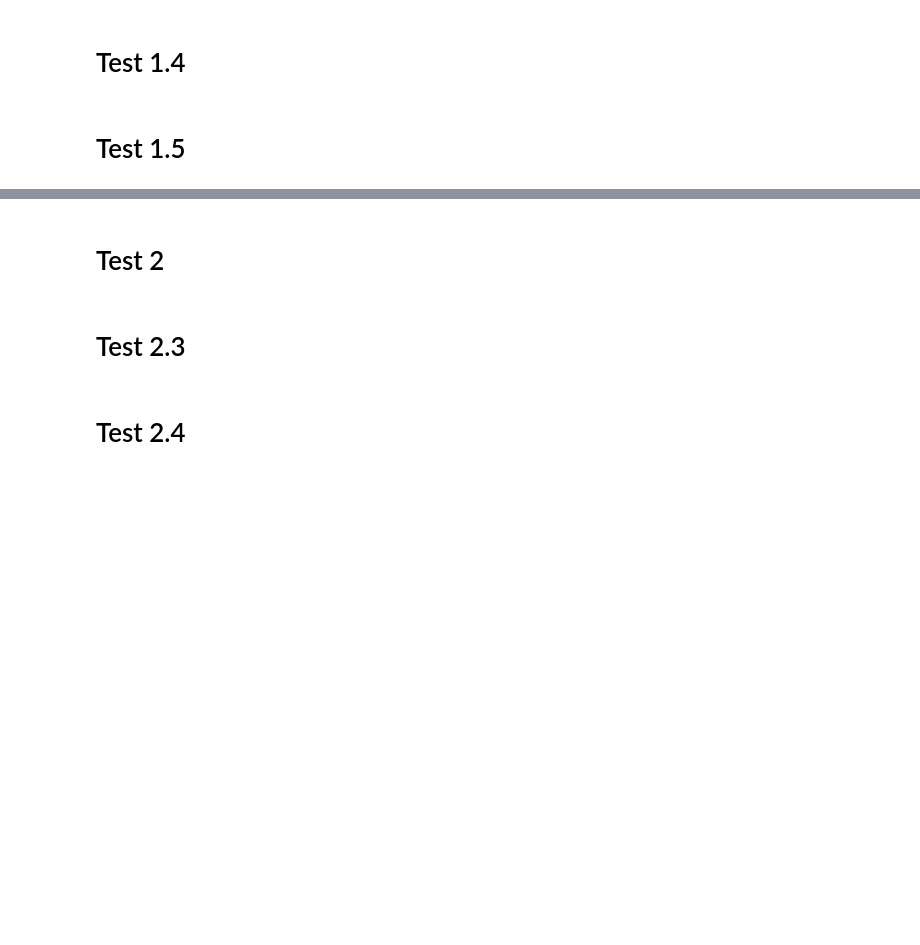
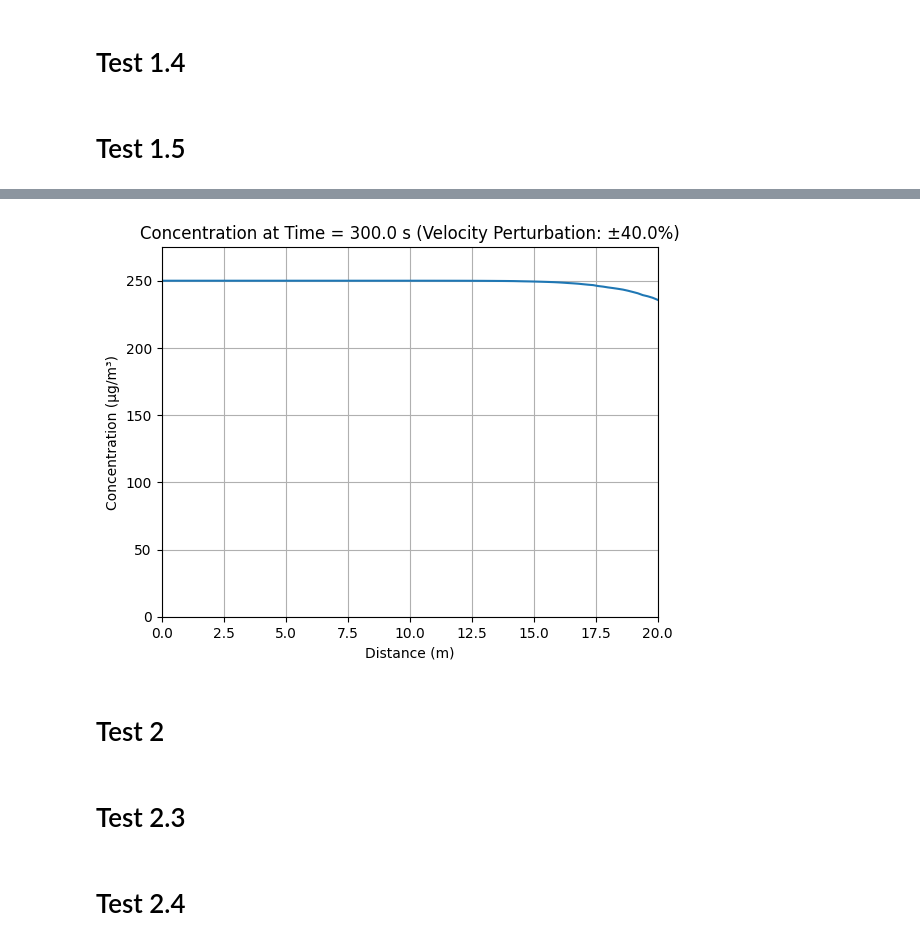
Before and after one commit to liz-lewis-manchester/CNM_2025_group_09, a Jupyter notebook: Coursework_question_1.ipynb, the cells around one changed output, grey strips where cells are left out. Drawn from its saved outputs; the diff is of its cells as text; code cells hidden in the pictures; blank space fills up the shorter version.

Commit message:
feat: sensitivity test on parameters

```diff
--- a/Coursework_question_1.ipynb
+++ b/Coursework_question_1.ipynb
@@ -161,3 +188,82 @@ plt.close() #Closes the figure once the loop has ended
 # Test 1.4
 # %% [markdown]
 # Test 1.5
+# %%
+import numpy as np
+import matplotlib.pyplot as plt #mathplot is used to make a 'figure' where the ax graph can be mapped onto.
+import matplotlib.animation
+
+#These are the inputs that act as parameters that allow the user to specify model domain, resolution, and boundary conditions at the edge of the domain
+end_time = float(input("How long should the model last for, in seconds  "))
+time_interval = float(input("The time interval, in seconds   "))
+length = float(input("Length of model, in metres   "))
+length_interval = float(input("The length interval, in metres   "))
+speed = float(input("Speed of river flow, in m/s   "))
+random_perturbation = float(input("The minimum and maximum of random perturbation of the stream, in percentages   "))
+concentration_at_x0_past = float(input("Initial concentration at x0, in μg/m³   "))
+
+distance = np.array([]) #Creates an empty array to hold 'distance' values
+for i in range(int(length / length_interval+1)): #This calculates how many steps in distance that can fit within the interval and loops that many times
+  distance = np.append(distance , length_interval * i ) #Adds the calculated values for distance step into the 'distance' array
+
+initial_conditions = np.zeros(int(length / length_interval+1)) #Creates an empty array the size of number of steps in distance
+initial_conditions[0] = concentration_at_x0_past #Sets the first value in the 'initial_conditions' array to inputted initial pollution level
+
+#fig creates a blank picture frame which draws on the co-ordinate system 'ax' so colab doesn't get confused which graph to output
+fig, ax = plt.subplots()
+
+num_frames = (int(end_time / time_interval)+1)
+
+# Make a copy of initial_conditions that will be updated at each time step
+current_initial_conditions = initial_conditions.copy()
+
+# Initialize a list to store all concentration profiles for animation
+all_concentrations = [initial_conditions.copy()]
+
+#This calculates and loops by the number of steps in time
+for k in range(1,num_frames):
+  concentration_present = np.zeros(int(length / length_interval+1))
+  concentration_present[0] = concentration_at_x0_past # The boundary condition at x=0
+
+  #Emulating variable speed with a factor between 1 +- random perturbation,
+  random_variable = np.random.random((int(length / length_interval+1)))
+  random_speed = (1 - random_perturbation/100 + random_perturbation/50 * random_variable) * speed
+
+  #Random speed affects A and B values
+  A_value = 1/time_interval + random_speed / length_interval
+  B_value = random_speed / length_interval
+
+  #Calculating the concentration for the current time step
+  for i in range(1,int(length / length_interval)+1):
+    concentration_present[i]=(current_initial_conditions[i] / time_interval + B_value[i-1]*concentration_present[i-1]) / A_value[i-1]
+
+  current_initial_conditions = concentration_present.copy()
+  # Store the current concentration profile
+  all_concentrations.append(concentration_present.copy())
+
+# Set some attributes of the animation object
+plt.rcParams["animation.html"] = "jshtml"
+plt.rcParams['figure.dpi'] = 150
+plt.ioff()  # interactive off
+
+# setting function for plotting
+def animate(f):
+    ax.cla()  # Clearing prevoius plot
+
+    # Retrieve the correct concentration profile for the current frame
+    concentration = all_concentrations[f]
+
+    # Draw the plot on ax
+    ax.plot(distance, concentration)
+
+    # Set axis limits and labels on ax
+    ax.set_xlim(0, length)
+    ax.set_ylim(0, concentration_at_x0_past * 1.1)
+    ax.set_xlabel("Distance (m)")
+    ax.set_ylabel("Concentration (μg/m³)")
+    ax.set_title(f"Concentration at Time = {f * time_interval:.1f} s (Velocity Perturbation: ±{random_perturbation}%)0")
+    ax.grid(True)
+
+# Create the animation
+matplotlib.animation.FuncAnimation(fig, animate, frames=num_frames)
+# %% [output]
@@ -164,3 +278,4 @@ plt.close() #Closes the figure once the loop has ended
+[figure, added]
 # %% [markdown]
 # Test 2
 # %% [markdown]
```
Also changed, not shown: parts of 5 cells of this notebook.
